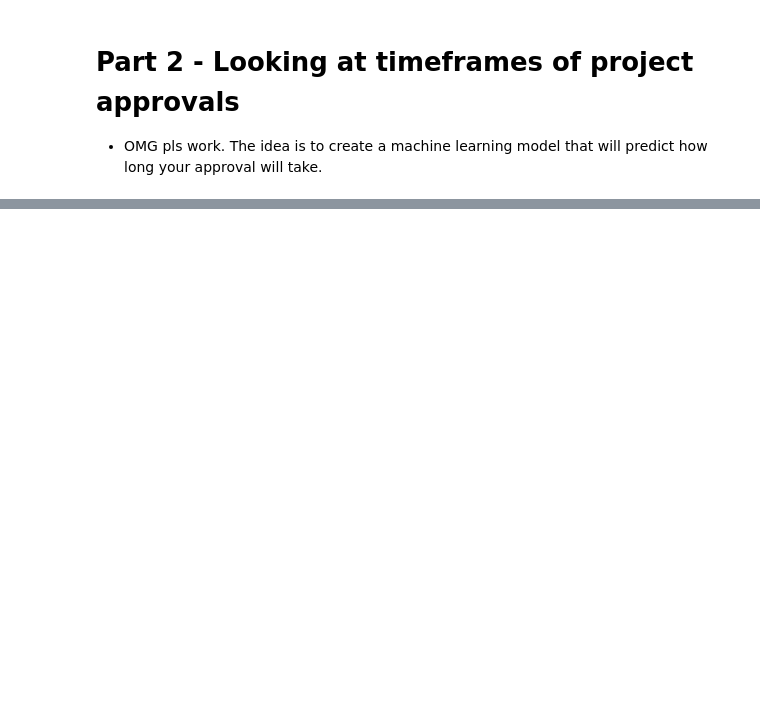
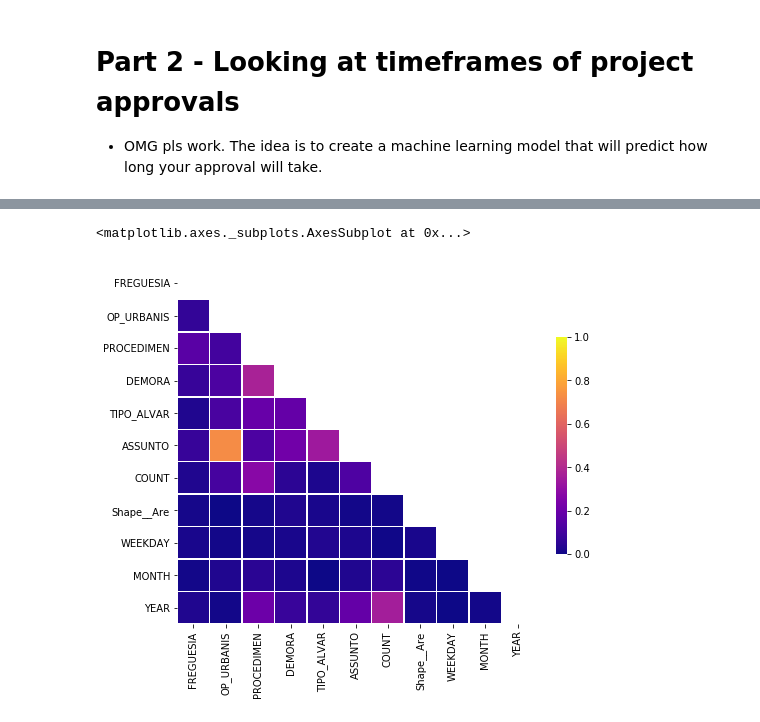
Before and after one commit to ricardozacarias/lisbon-buildings, a Jupyter notebook: construction.ipynb, the cells around one changed output, grey strips where cells are left out. Drawn from its saved outputs; the diff is of its cells as text; code cells hidden in the pictures; blank space fills up the shorter version.

```diff
--- a/construction.ipynb
+++ b/construction.ipynb
@@ -43,3 +118,6 @@ alvaras['month'] = alvaras['DATA_ENTRA'].dt.month
+# %%
+alvaras.dropna(inplace=True)
 # %%
-cols = ['FREGUESIA', 'PROCEDIMEN', 'DEMORA', 'TIPO_ALVAR', 'month']
-cat = ['FREGUESIA', 'PROCEDIMEN', 'TIPO_ALVAR']
+cols = ['FREGUESIA', 'OP_URBANIS', 'PROCEDIMEN', 'DEMORA', 'TIPO_ALVAR', 'ASSUNTO', 'COUNT', 'Shape__Are', 'WEEKDAY', 'MONTH', 'YEAR']
+alvaras_ml = alvaras[cols]
+cat = ['FREGUESIA', 'OP_URBANIS', 'PROCEDIMEN', 'TIPO_ALVAR', 'ASSUNTO']
@@ -71,3 +123,0 @@ dtype: object
-# %%
-le = LabelEncoder()
-fun[cat] = fun[cat].apply(le.fit_transform)
@@ -77,0 +124,3 @@ sns.heatmap(fun.corr())
+# %%
+for col in cat:
+    alvaras_ml[col] = le.fit_transform(alvaras_ml[col].astype(str))
@@ -78 +148,17 @@ sns.heatmap(fun.corr())
+# %%
+# now every data is numerical I will compute the correlation matrix to remove colinearity features
+corr = alvaras_ml.corr().abs()
+
+# make a heatmap
+f, ax = plt.subplots(figsize=(8, 8))
+
+# Generate a mask for the upper triangle
+mask = np.triu(np.ones_like(corr, dtype=np.bool))
+
+# Draw the heatmap with the mask and correct aspect ratio
+sns.heatmap(corr, mask=mask, cmap='plasma', vmin=0, vmax=1,
+            square=True, linewidths=.5, cbar_kws={"shrink": .5})
+# %% [output]
+<matplotlib.axes._subplots.AxesSubplot at 0x...>
+[figure, added]
 # %%
```
Also changed, not shown: parts of 33 cells of this notebook.
